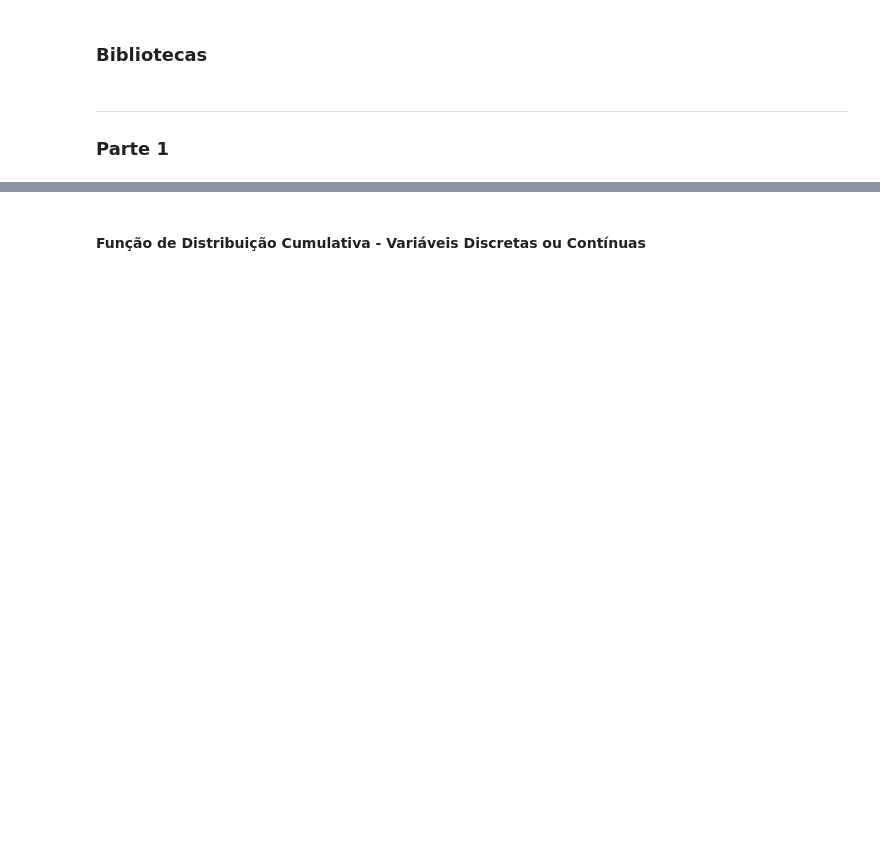
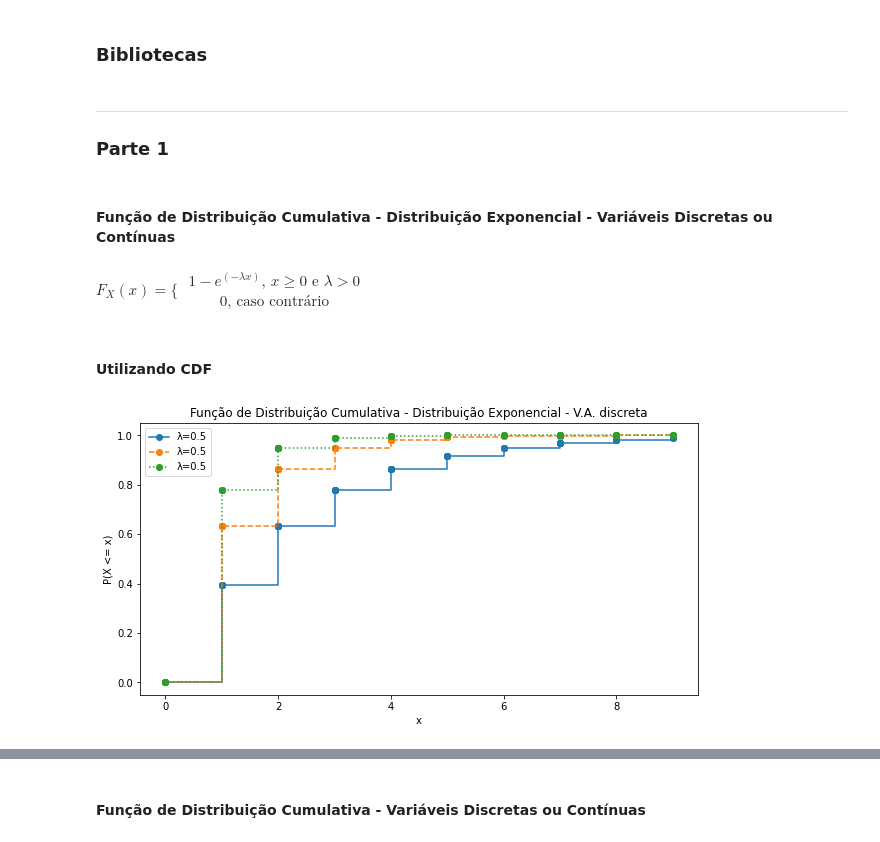
Before and after one commit to arthurgonze/ADS, a Jupyter notebook: mq_02.ipynb, the cells around one changed output, grey strips where cells are left out. Saved outputs shown, nothing was run; the diff lists cells and outputs as text; code cells hidden in the pictures; blank space fills up the shorter version.

```diff
--- a/mq_02.ipynb
+++ b/mq_02.ipynb
@@ -8,3 +10,52 @@ import matplotlib.pyplot as plt
 # %% [markdown]
 -----------------------------------------------------------------
 ### Parte 1
+# %% [markdown]
+#### Função de Distribuição Cumulativa - Distribuição Exponencial - Variáveis Discretas ou Contínuas
+# %% [markdown]
+$F_X (x) = \Bigg\{$
+$\begin{gather*}
+1 - e^{(-\lambda x)}\textrm{, }x\geq0\textrm{ e }\lambda>0\\
+0\textrm{, caso contrário}
+\end{gather*}$
+# %%
+def exp_cdf_eq(lam, x):
+    if(x>=0 and lam>0):
+        return 1-np.exp(-lam*x)
+    else:
+        return 0;
+# %%
+def exp_cdf(dados, va_discreta):
+    dados.sort()
+    lam = 0.5;
+    y_vals1 = np.array([exp_cdf_eq(lam, x) for x in dados])
+    lam = 1;
+    y_vals2 = np.array([exp_cdf_eq(lam, x) for x in dados])
+    lam = 1.5;
+    y_vals3 = np.array([exp_cdf_eq(lam, x) for x in dados])
+
+    fig, ax = plt.subplots(figsize=(10,5))
+
+    if va_discreta:
+        ax.step(dados, y_vals1, label="\u03BB=0.5", marker="o", linestyle='-',where='post')
+        ax.step(dados, y_vals2, label="\u03BB=0.5", marker="o", linestyle='--',where='post')
+        ax.step(dados, y_vals3, label="\u03BB=0.5", marker="o", linestyle=':',where='post')
+        ax.set_title("Função de Distribuição Cumulativa - Distribuição Exponencial - V.A. discreta")
+    else:
+        ax.plot(dados, y_vals1, label="\u03BB = 0.5", linestyle='-')
+        ax.plot(dados, y_vals2, label="\u03BB = 1.0", linestyle='--')
+        ax.plot(dados, y_vals3, label="\u03BB = 1.5", linestyle=':')
+        ax.set_title("Função de Distribuição Cumulativa - Distribuição Exponencial - V.A. contínua")
+
+    ax.set_xlabel('x')
+    ax.set_ylabel("P(X <= x)")
+    plt.legend()
+    plt.show()
+# %% [markdown]
+#### Utilizando CDF
+# %%
+va_discreta = True
+cdf_dataset = np.random.randint(0,10,50)
+exp_cdf(cdf_dataset, va_discreta)
+# %% [output]
+[figure, added]
```
Also changed, not shown: parts of 25 cells of this notebook.
